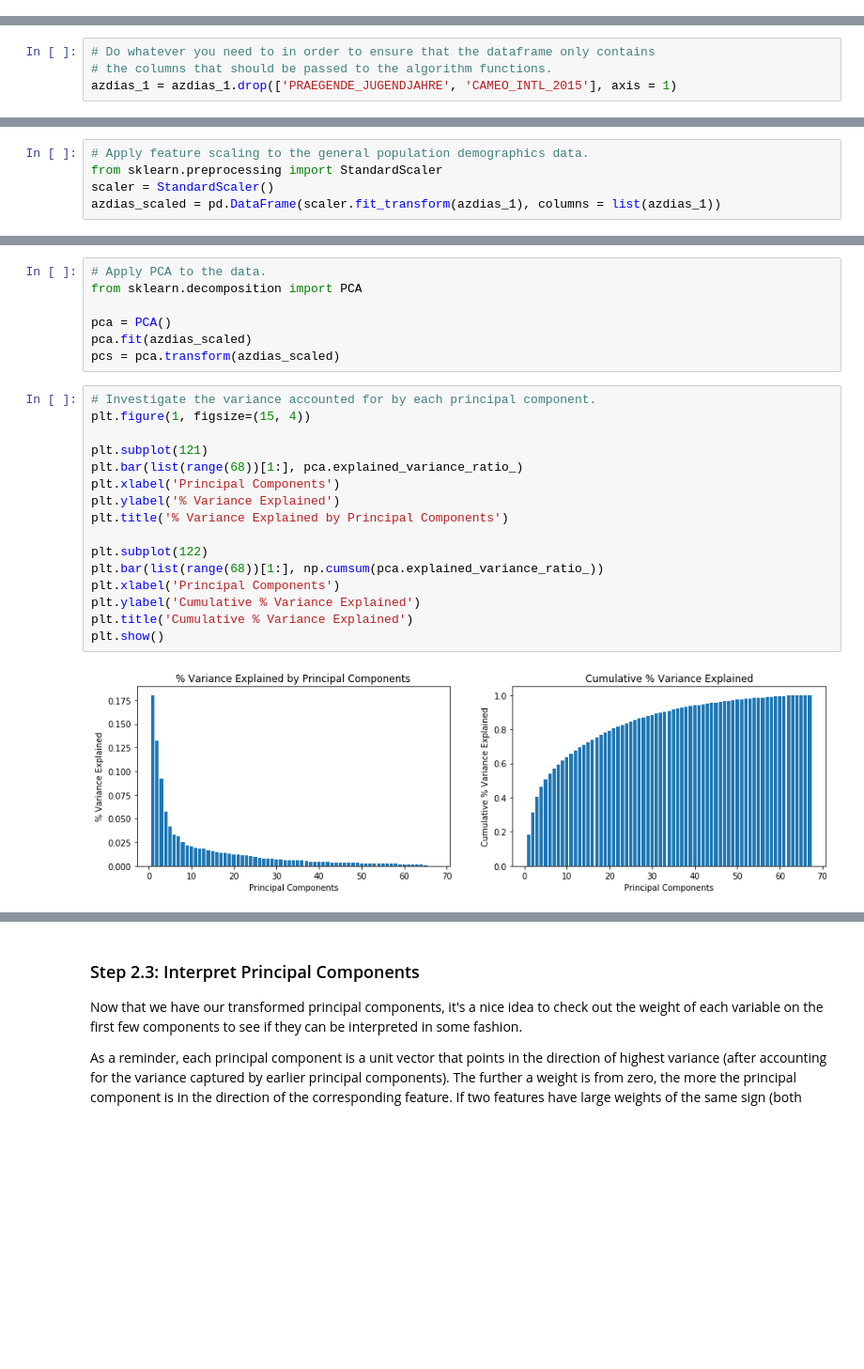
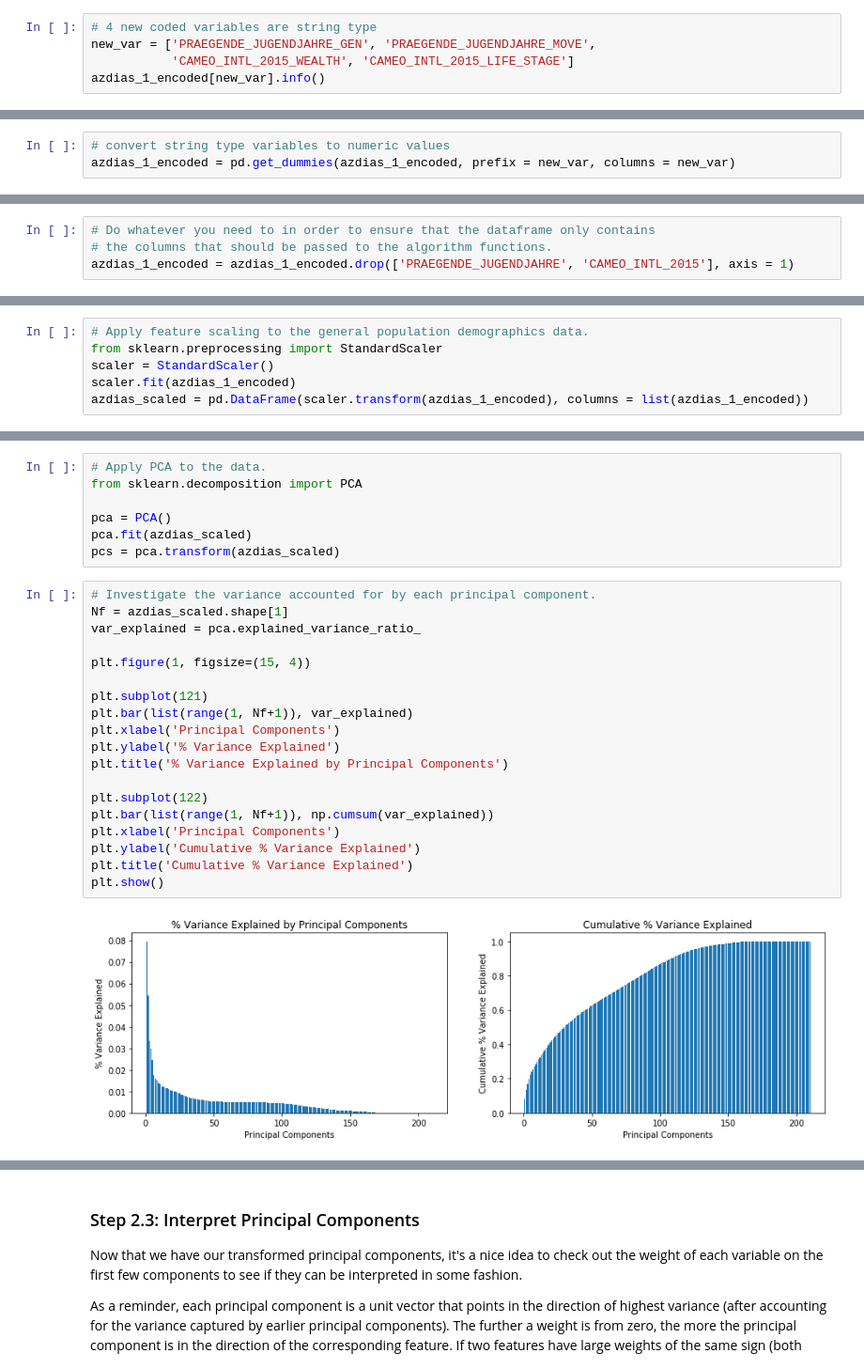
Before and after one commit to soniamehtaml/Udacity-Data-Scientist-Nanodegree, a Jupyter notebook: projects/p3-IdentifyCustomerSegments/Identify_Customer_Segments.ipynb, the cells around one changed output, grey strips where cells are left out. Shown: that part at 94% size. Cells and saved outputs as stored; diff of their text form; blank space fills up the shorter version.

```diff
--- a/projects/p3-IdentifyCustomerSegments/Identify_Customer_Segments.ipynb
+++ b/projects/p3-IdentifyCustomerSegments/Identify_Customer_Segments.ipynb
@@ -435,0 +478,5 @@ azdias_1[['CAMEO_INTL_2015', 'CAMEO_INTL_2015_WEALTH', 'CAMEO_INTL_2015_LIFE_STA
+# %%
+# 4 new coded variables are string type
+new_var = ['PRAEGENDE_JUGENDJAHRE_GEN', 'PRAEGENDE_JUGENDJAHRE_MOVE',
+           'CAMEO_INTL_2015_WEALTH', 'CAMEO_INTL_2015_LIFE_STAGE']
+azdias_1_encoded[new_var].info()
@@ -436,3 +493,6 @@ azdias_1[['CAMEO_INTL_2015', 'CAMEO_INTL_2015_WEALTH', 'CAMEO_INTL_2015_LIFE_STA
+# %%
+# convert string type variables to numeric values
+azdias_1_encoded = pd.get_dummies(azdias_1_encoded, prefix = new_var, columns = new_var)
 # %% [markdown]
 #### Discussion 1.2.2: Engineer Mixed-Type Features
 
@@ -453,4 +514,4 @@ Make sure that for any new columns that you have engineered, that you've exclude
 # %%
 # Do whatever you need to in order to ensure that the dataframe only contains
 # the columns that should be passed to the algorithm functions.
-azdias_1 = azdias_1.drop(['PRAEGENDE_JUGENDJAHRE', 'CAMEO_INTL_2015'], axis = 1)
+azdias_1_encoded = azdias_1_encoded.drop(['PRAEGENDE_JUGENDJAHRE', 'CAMEO_INTL_2015'], axis = 1)
@@ -542,7 +616,8 @@ azdias_1.shape
 # Apply feature scaling to the general population demographics data.
 from sklearn.preprocessing import StandardScaler
 scaler = StandardScaler()
-azdias_scaled = pd.DataFrame(scaler.fit_transform(azdias_1), columns = list(azdias_1))
+scaler.fit(azdias_1_encoded)
+azdias_scaled = pd.DataFrame(scaler.transform(azdias_1_encoded), columns = list(azdias_1_encoded))
 # %% [markdown]
 ### Discussion 2.1: Apply Feature Scaling
 (Double-click this cell and replace this text with your own text, reporting your decisions regarding feature scaling.)
@@ -564,20 +639,23 @@ pca.fit(azdias_scaled)
 pcs = pca.transform(azdias_scaled)
 # %%
 # Investigate the variance accounted for by each principal component.
+Nf = azdias_scaled.shape[1]
+var_explained = pca.explained_variance_ratio_
+
 plt.figure(1, figsize=(15, 4))
 
 plt.subplot(121)
-plt.bar(list(range(68))[1:], pca.explained_variance_ratio_)
+plt.bar(list(range(1, Nf+1)), var_explained)
 plt.xlabel('Principal Components')
 plt.ylabel('% Variance Explained')
 plt.title('% Variance Explained by Principal Components')
 
 plt.subplot(122)
-plt.bar(list(range(68))[1:], np.cumsum(pca.explained_variance_ratio_))
+plt.bar(list(range(1, Nf+1)), np.cumsum(var_explained))
 plt.xlabel('Principal Components')
 plt.ylabel('Cumulative % Variance Explained')
 plt.title('Cumulative % Variance Explained')
 plt.show()
 # %% [output]
-[figure, old version]
+[figure, new version]
 # %%
```
Also changed, not shown: parts of 55 cells of this notebook, 1 other file.
